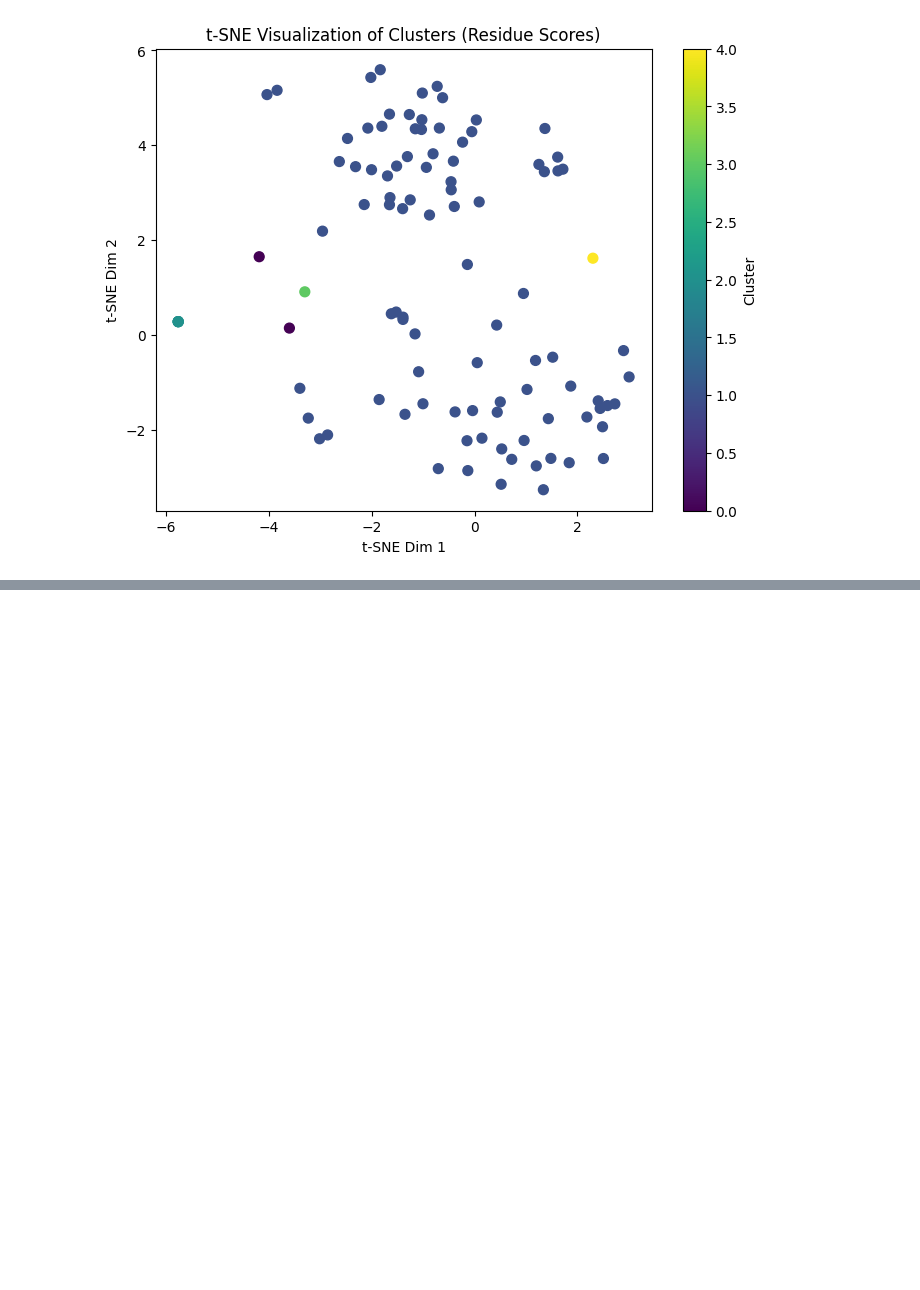
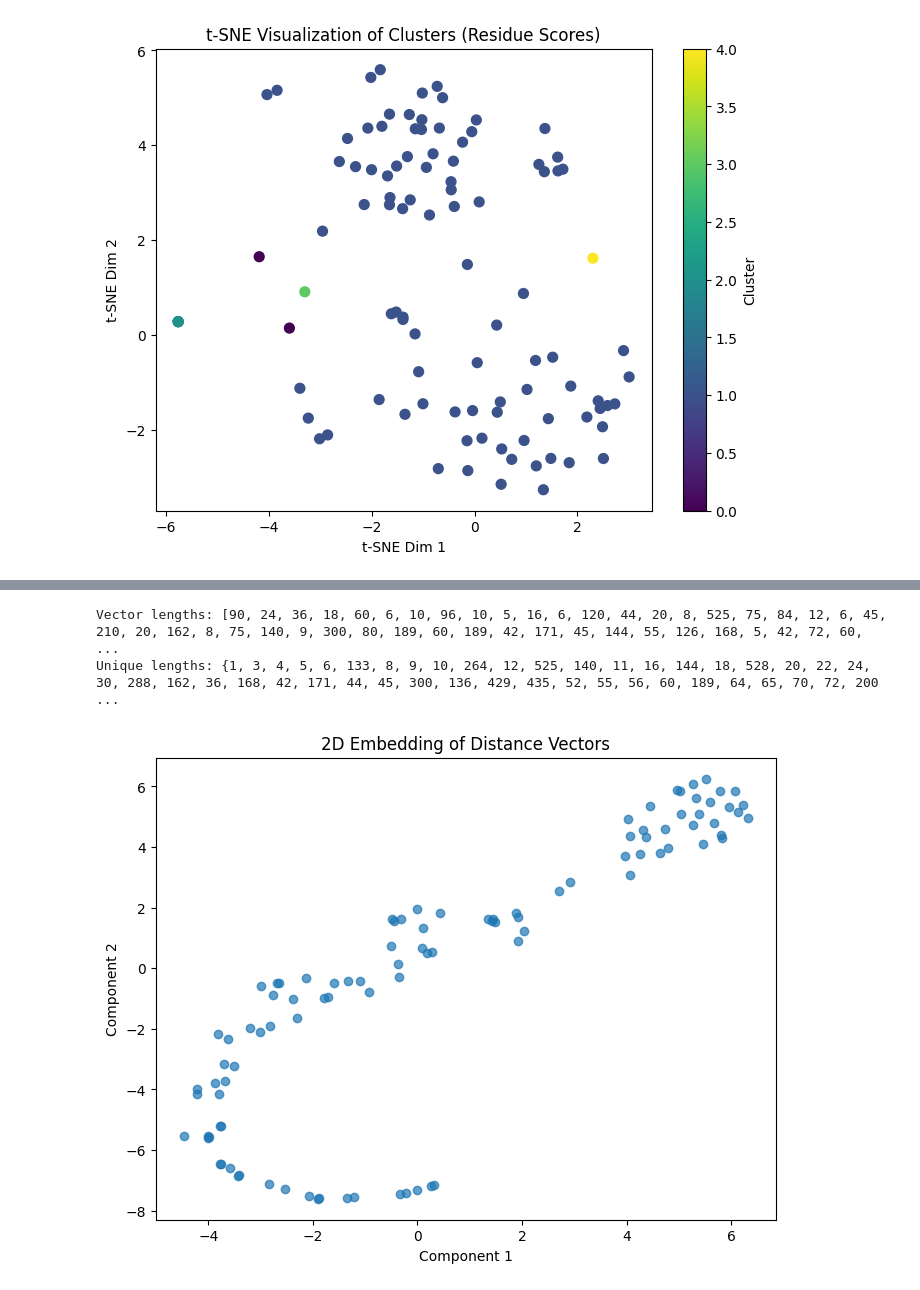
Before and after one commit to surajkarak/protein-ligand, a Jupyter notebook: binding_site_analysis.ipynb, the cells around one changed output, grey strips where cells are left out. Cells and saved outputs as stored; diff of their text form; code cells hidden in the pictures; blank space fills up the shorter version.

```diff
--- a/binding_site_analysis.ipynb
+++ b/binding_site_analysis.ipynb
@@ -410,0 +480,3 @@ plt.show()
+# %%
+def flatten_distance_matrix(distance_matrix):
+    return distance_matrix.flatten()
@@ -410,0 +492,50 @@ plt.show()
+# %%
+subset_distance_vectors = []
+
+for binding_site_entry in subset_binding_sites:
+    file_name = binding_site_entry['file']  # Identify the file source
+    binding_site = binding_site_entry['site']
+
+    # Find the corresponding target data
+    target_entry = next((entry for entry in subset_target_data if entry['file'] == file_name), None)
+    if target_entry is None:
+        continue  # Skip if no matching target found
+
+    # Calculate distance matrix
+    distance_matrix = calculate_distance_vectors(binding_site, target_entry['target'])
+    if distance_matrix is not None:
+        distance_vector = flatten_distance_matrix(distance_matrix)
+        subset_distance_vectors.append(distance_vector)
+# %%
+# Check the lengths of all vectors
+vector_lengths = [len(vec) if isinstance(vec, (list, np.ndarray)) else 0 for vec in subset_distance_vectors]
+print("Vector lengths:", vector_lengths)
+print("Unique lengths:", set(vector_lengths))
+# %% [output]
+Vector lengths: [90, 24, 36, 18, 60, 6, 10, 96, 10, 5, 16, 6, 120, 44, 20, 8, 525, 75, 84, 12, 6, 45, 210, 20, 162, 8, 75, 140, 9, 300, 80, 189, 60, 189, 42, 171, 45, 144, 55, 126, 168, 5, 42, 72, 60, ...
+Unique lengths: {1, 3, 4, 5, 6, 133, 8, 9, 10, 264, 12, 525, 140, 11, 16, 144, 18, 528, 20, 22, 24, 30, 288, 162, 36, 168, 42, 171, 44, 45, 300, 136, 429, 435, 52, 55, 56, 60, 189, 64, 65, 70, 72, 200 ...
+# %%
+# Find the maximum length of any vector
+max_length = max(len(vec) for vec in subset_distance_vectors if isinstance(vec, (list, np.ndarray)))
+
+# Pad all vectors to the same length
+fixed_distance_vectors = [
+    np.pad(vec, (0, max_length - len(vec)), constant_values=0) if len(vec) < max_length else np.array(vec)[:max_length]
+    for vec in subset_distance_vectors
+]
+# %%
+# Convert distance vectors to a NumPy array
+subset_distance_vectors_array = np.array(fixed_distance_vectors)
+
+# Apply t-SNE for dimensionality reduction
+embedding = TSNE(n_components=2, random_state=42).fit_transform(subset_distance_vectors_array)
+
+# Visualize the 2D embedding
+plt.figure(figsize=(8, 6))
+plt.scatter(embedding[:, 0], embedding[:, 1], alpha=0.7)
+plt.title("2D Embedding of Distance Vectors")
+plt.xlabel("Component 1")
+plt.ylabel("Component 2")
+plt.show()
+# %% [output]
+[figure, added]
```
Also changed, not shown: parts of 10 cells of this notebook.
